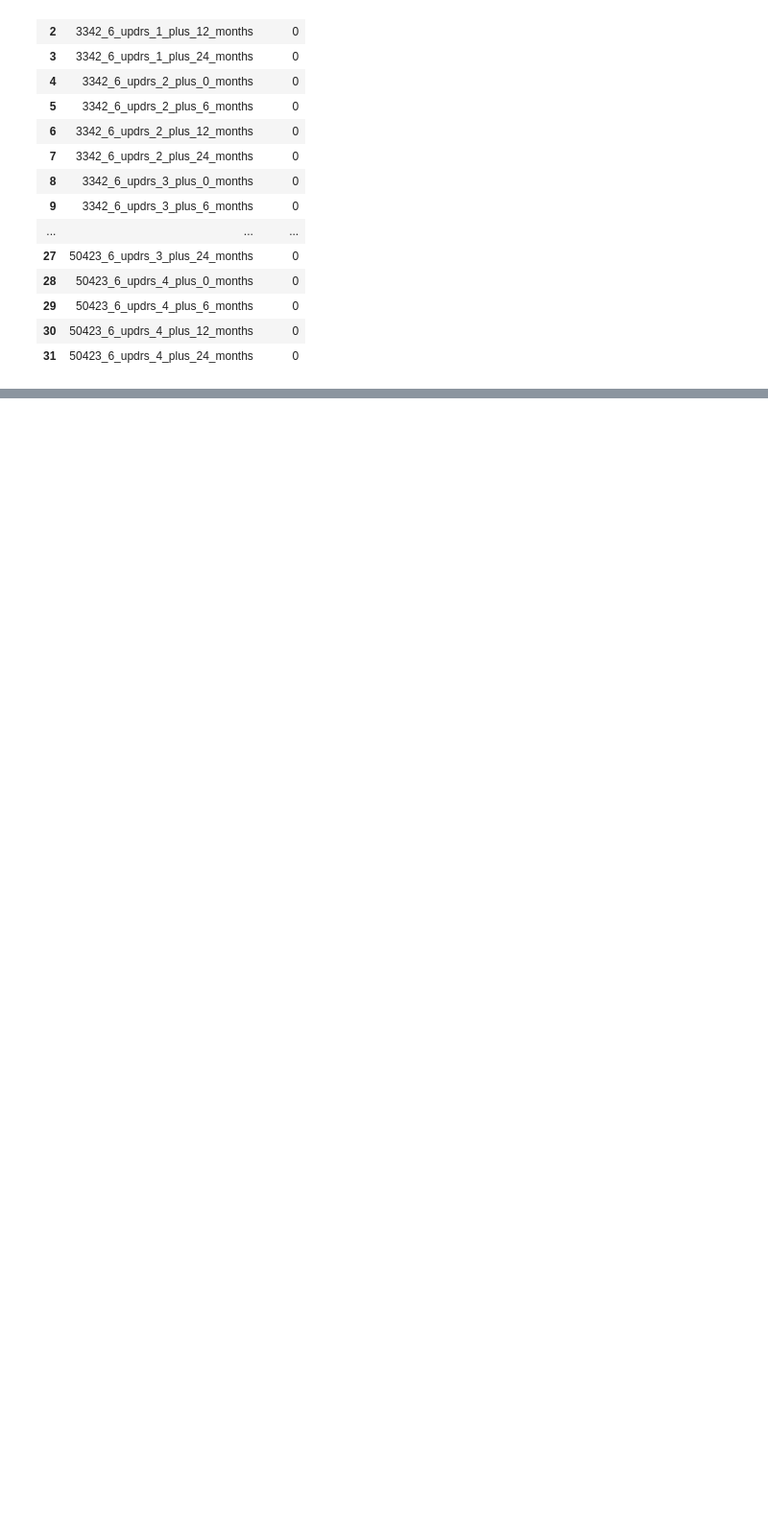
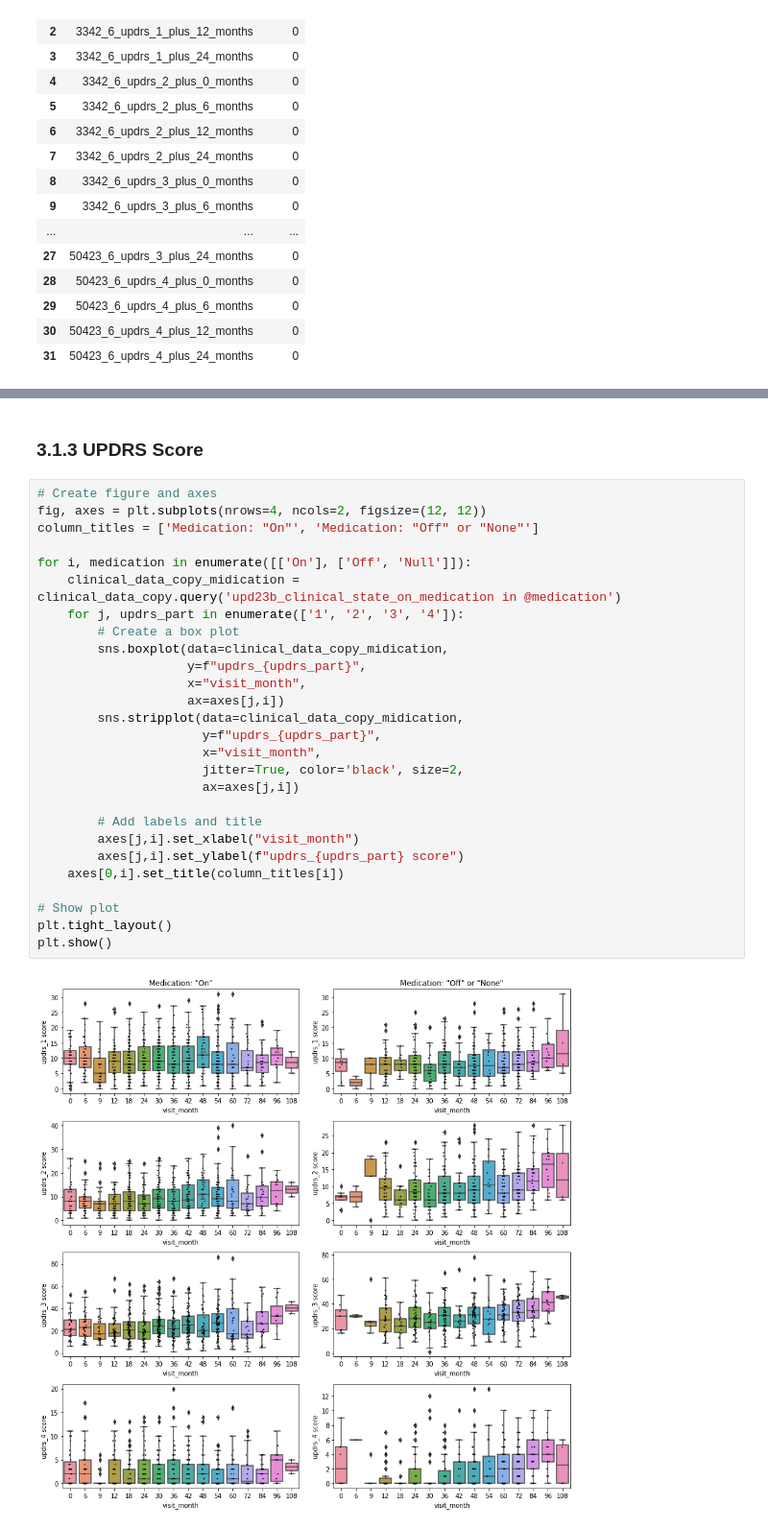
Before and after one commit to Andrey-rmnv/parkinsons-disease-progression-prediction, a Jupyter notebook: data_analysis.ipynb, the cells around one changed output, grey strips where cells are left out. Shown at 96% size. Drawn from its saved outputs; the diff is of its cells as text; blank space fills up the shorter version.

```diff
--- a/data_analysis.ipynb
+++ b/data_analysis.ipynb
@@ -299,0 +382,31 @@ ITERATION 1
+# %% [markdown]
+### 3.1.3 UPDRS Score
+# %%
+# Create figure and axes
+fig, axes = plt.subplots(nrows=4, ncols=2, figsize=(12, 12))
+column_titles = ['Medication: "On"', 'Medication: "Off" or "None"']
+
+for i, medication in enumerate([['On'], ['Off', 'Null']]):
+    clinical_data_copy_midication = clinical_data_copy.query('upd23b_clinical_state_on_medication in @medication')
+    for j, updrs_part in enumerate(['1', '2', '3', '4']):
+        # Create a box plot
+        sns.boxplot(data=clinical_data_copy_midication,
+                    y=f"updrs_{updrs_part}",
+                    x="visit_month",
+                    ax=axes[j,i])
+        sns.stripplot(data=clinical_data_copy_midication,
+                      y=f"updrs_{updrs_part}",
+                      x="visit_month",
+                      jitter=True, color='black', size=2,
+                      ax=axes[j,i])
+
+        # Add labels and title
+        axes[j,i].set_xlabel("visit_month")
+        axes[j,i].set_ylabel(f"updrs_{updrs_part} score")
+    axes[0,i].set_title(column_titles[i])
+
+# Show plot
+plt.tight_layout()
+plt.show()
+# %% [output]
+[figure, added]
```
Also changed, not shown: parts of 46 cells of this notebook, 1 other file.
